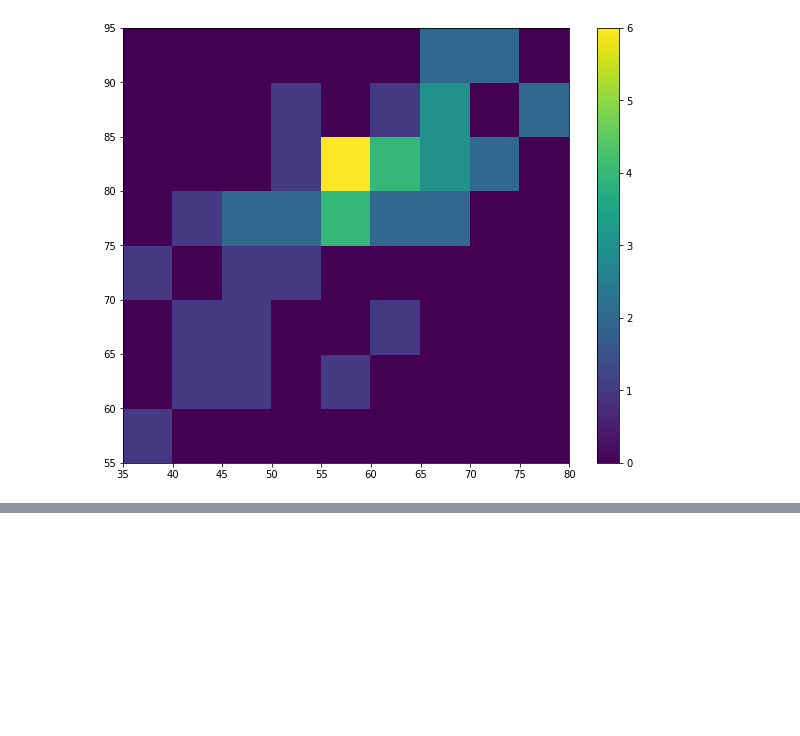
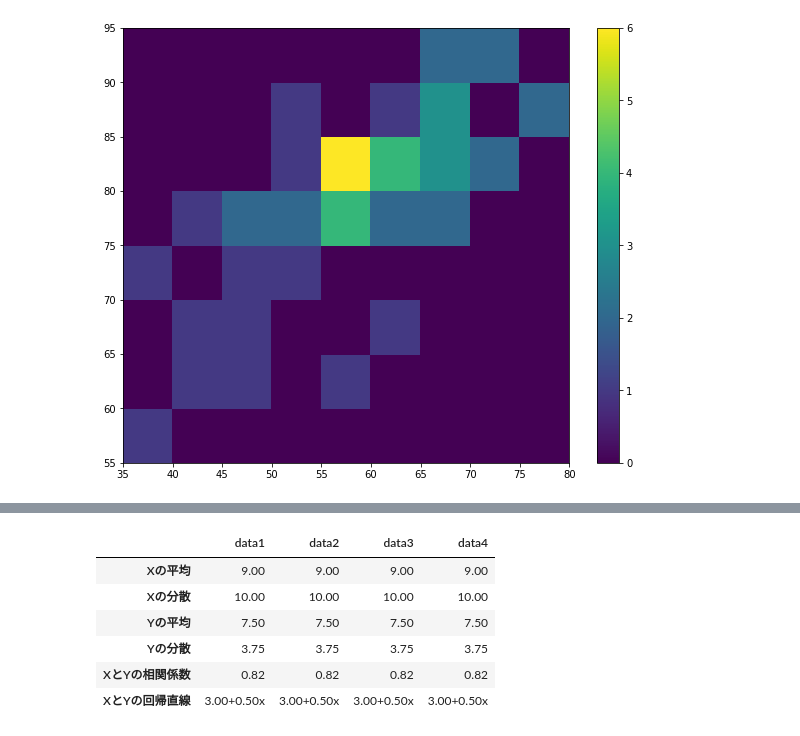
Before and after one commit to kanzai935/statistical-analysis, a Jupyter notebook: chapter03.ipynb, the cells around one changed output, grey strips where cells are left out. Drawn from its saved outputs; the diff is of its cells as text; code cells hidden in the pictures; blank space fills up the shorter version.

```diff
--- a/chapter03.ipynb
+++ b/chapter03.ipynb
@@ -231,3 +231,8 @@ fig.colorbar(c[3], ax=ax)
 plt.show()
 # %% [output]
 [figure]
+# %%
+#アンスコム
+anscombe_data = np.load('data/ch3_anscombe.npy')
+print(anscombe_data.shape)
+anscombe_data[0]
@@ -233,0 +252,27 @@ plt.show()
+# %%
+#指標を求める
+stats_df = pd.DataFrame(index=['Xの平均', 'Xの分散', 'Yの平均', 'Yの分散', 'XとYの相関係数', 'XとYの回帰直線'])
+
+for i, data  in enumerate(anscombe_data):
+    dataX = data[:, 0]
+    dataY = data[:, 1]
+
+    #回帰直線を求める y = β_0 + β_1 * x
+    #傾きβ_1と切片β_0
+    poly_fit = np.polyfit(dataX, dataY, 1)
+
+    stats_df[f'data{i+1}'] = [f'{np.mean(dataX):.2f}',
+                              f'{np.var(dataX):.2f}',
+                              f'{np.mean(dataY):.2f}',
+                              f'{np.var(dataY):.2f}',
+                              f'{np.corrcoef(dataX, dataY)[0, 1]:.2f}',
+                              f'{poly_fit[1]:.2f}+{poly_fit[0]:.2f}x']
+stats_df #全部同じ！
+# %% [output]
+|  | data1 | data2 | data3 | data4 |
+| Xの平均 | 9.00 | 9.00 | 9.00 | 9.00 |
+| Xの分散 | 10.00 | 10.00 | 10.00 | 10.00 |
+| Yの平均 | 7.50 | 7.50 | 7.50 | 7.50 |
+| Yの分散 | 3.75 | 3.75 | 3.75 | 3.75 |
+| XとYの相関係数 | 0.82 | 0.82 | 0.82 | 0.82 |
+| XとYの回帰直線 | 3.00+0.50x | 3.00+0.50x | 3.00+0.50x | 3.00+0.50x |
```
Also changed, not shown: parts of 2 cells of this notebook, 1 other file.
